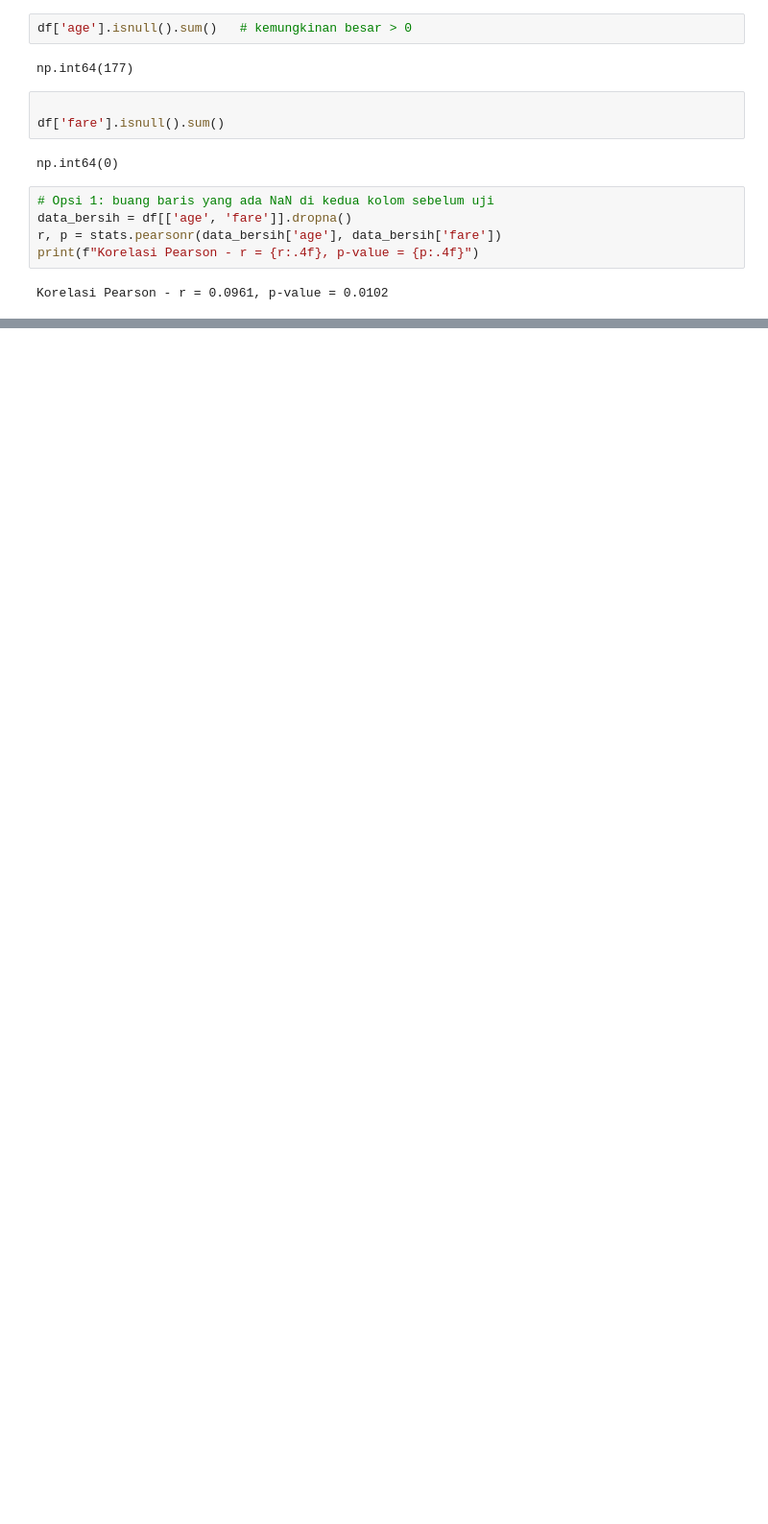
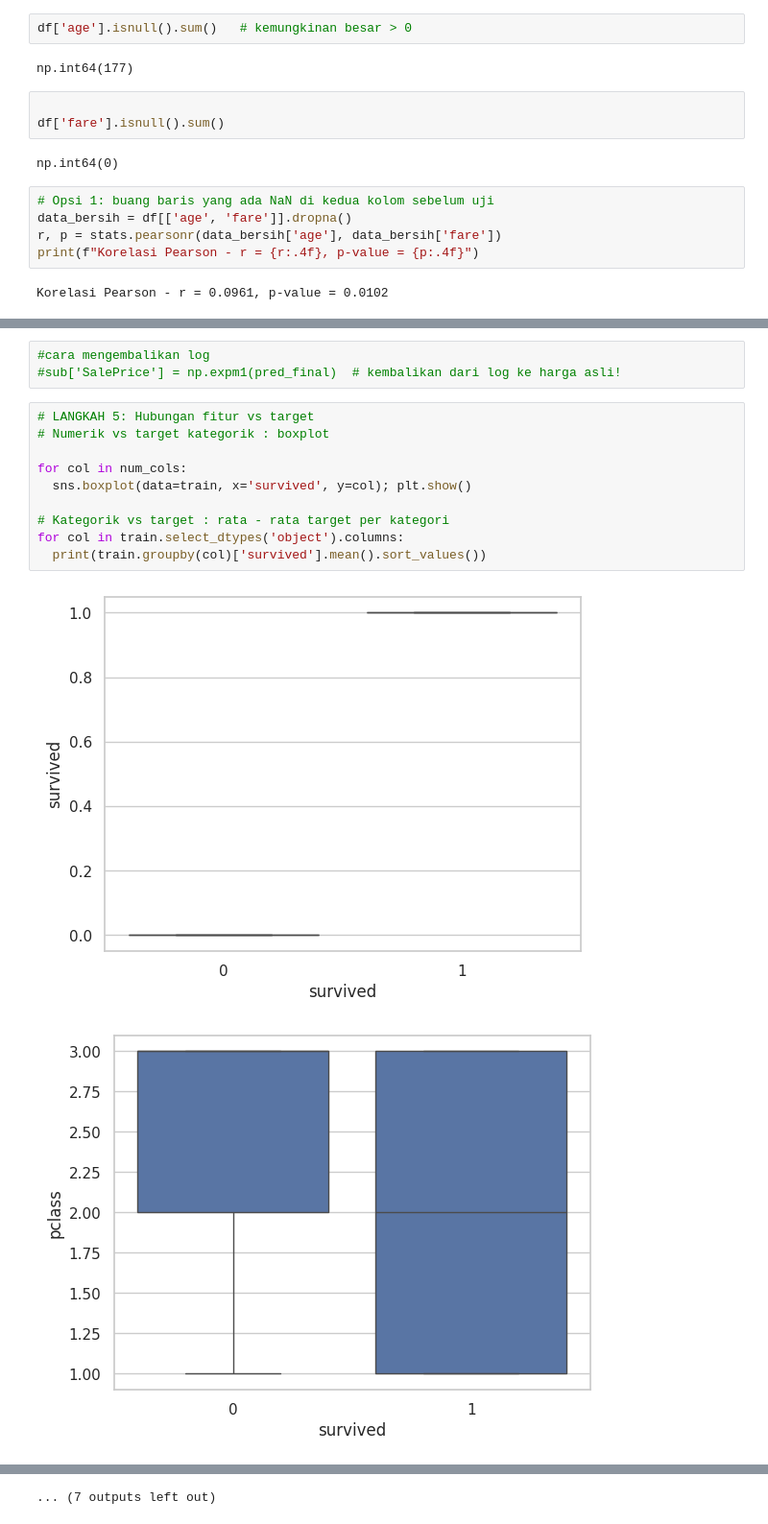
Before and after one commit to habibrmdni0-hue/Data-Science, a Jupyter notebook: Untitled3.ipynb, the cells around one changed output, grey strips where cells are left out. Shown at 96% size. Saved outputs shown, nothing was run; the diff lists cells and outputs as text; blank space fills up the shorter version.

```diff
--- a/Untitled3.ipynb
+++ b/Untitled3.ipynb
@@ -1317,0 +1894,16 @@ Korelasi Pearson - r = 0.0961, p-value = 0.0102
+# %%
+#cara mengembalikan log
+#sub['SalePrice'] = np.expm1(pred_final)  # kembalikan dari log ke harga asli!
+# %%
+# LANGKAH 5: Hubungan fitur vs target
+# Numerik vs target kategorik : boxplot
+
+for col in num_cols:
+  sns.boxplot(data=train, x='survived', y=col); plt.show()
+
+# Kategorik vs target : rata - rata target per kategori
+for col in train.select_dtypes('object').columns:
+  print(train.groupby(col)['survived'].mean().sort_values())
+# %% [output]
+[figure, added]
+[figure, added]
@@ -1317,0 +1920 @@ Korelasi Pearson - r = 0.0961, p-value = 0.0102
+... (7 outputs left out)
```
Also changed, not shown: parts of 70 cells of this notebook.
